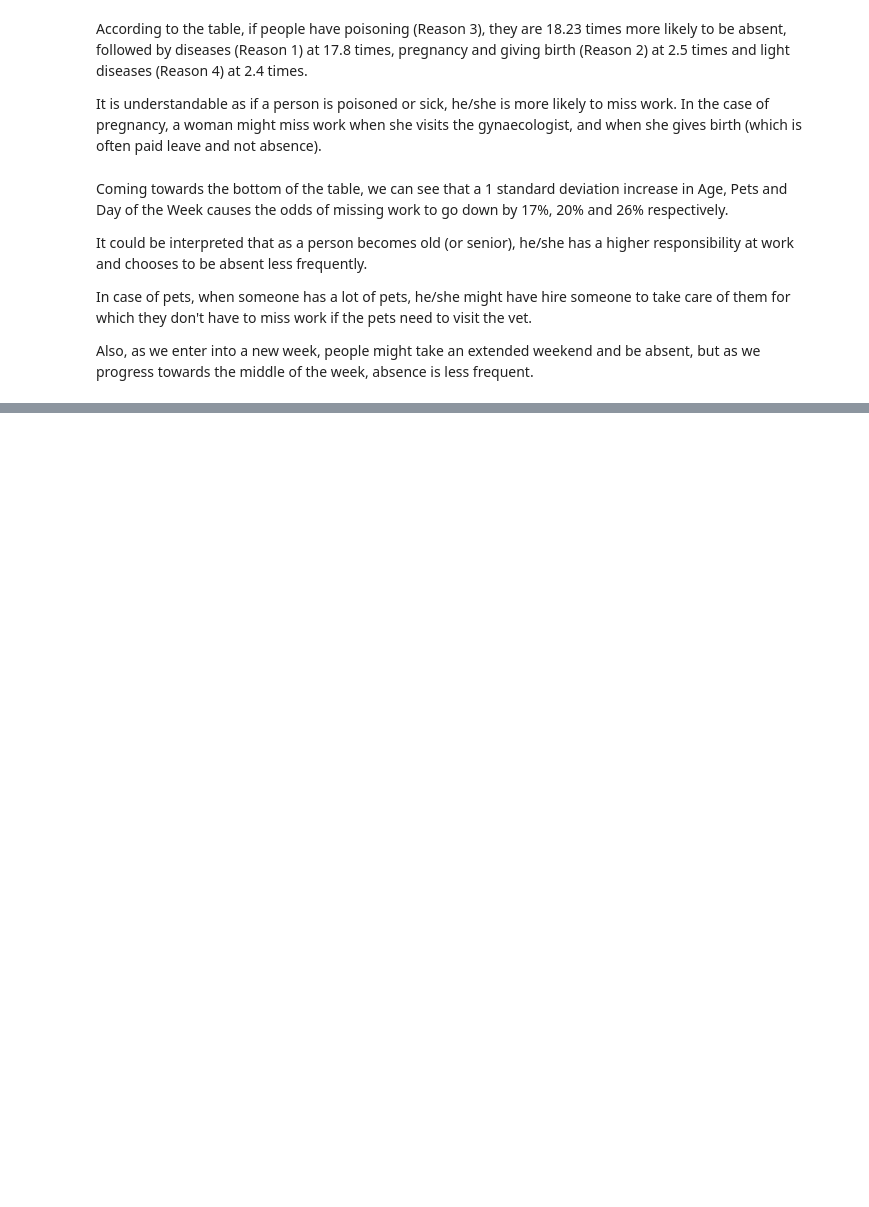
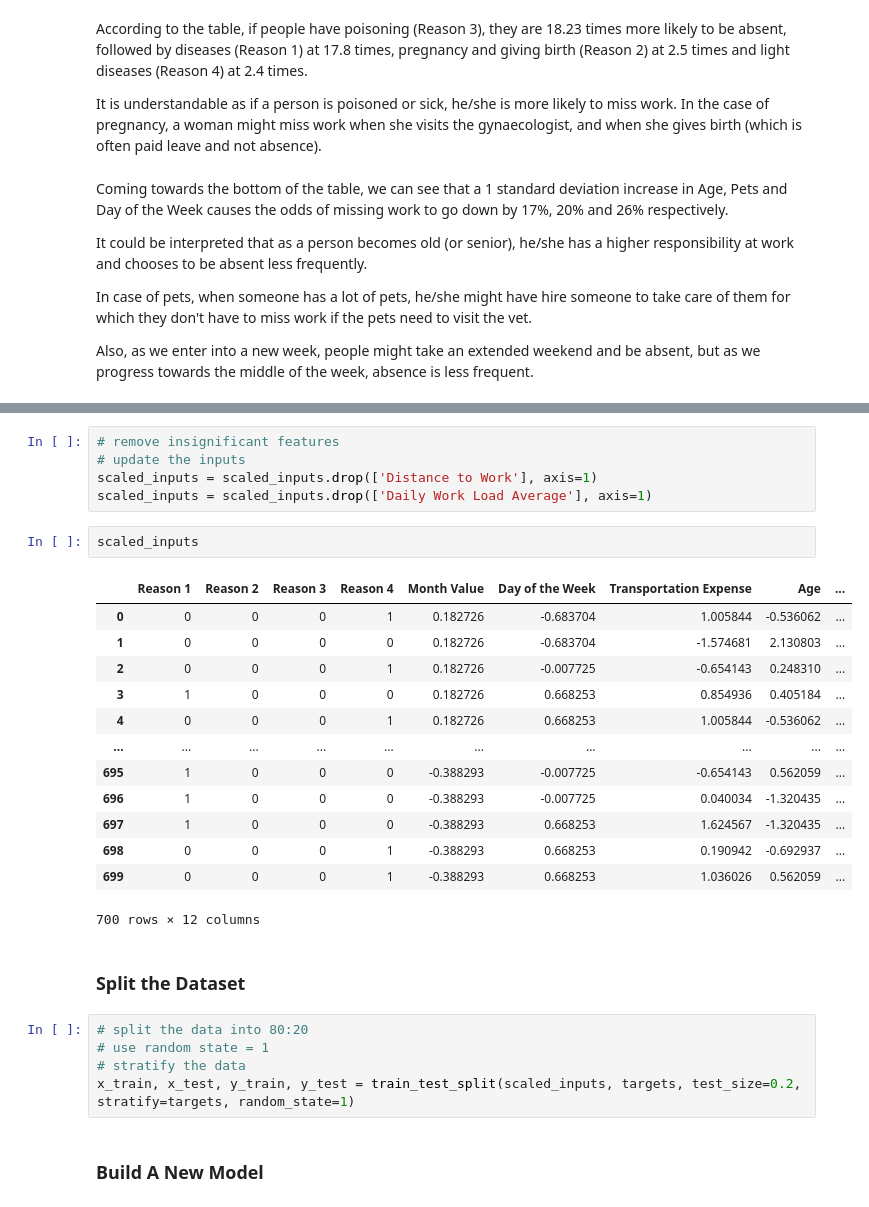
Before and after one commit to Rafsan7238/Data-Science_Udemy, a Jupyter notebook: Exercise/Final Project_Absenteeism/ML Model/logistic regression.ipynb, the cells around one changed output, grey strips where cells are left out. Cells and saved outputs as stored; diff of their text form; blank space fills up the shorter version.

Commit message:
Removed unnecessary features
Removed unnecessary features; recreated the train and test dataset; rebuilt the model; created new summary table

```diff
--- a/Exercise/Final Project_Absenteeism/ML Model/logistic regression.ipynb
+++ b/Exercise/Final Project_Absenteeism/ML Model/logistic regression.ipynb
@@ -428,0 +449,30 @@ Also, as we enter into a new week, people might take an extended weekend and be
+# %%
+# remove insignificant features
+# update the inputs
+scaled_inputs = scaled_inputs.drop(['Distance to Work'], axis=1)
+scaled_inputs = scaled_inputs.drop(['Daily Work Load Average'], axis=1)
+# %%
+scaled_inputs
+# %% [output]
+|  | Reason 1 | Reason 2 | Reason 3 | Reason 4 | Month Value | Day of the Week | Transportation Expense | Age | ... |
+| 0 | 0 | 0 | 0 | 1 | 0.182726 | -0.683704 | 1.005844 | -0.536062 | ... |
+| 1 | 0 | 0 | 0 | 0 | 0.182726 | -0.683704 | -1.574681 | 2.130803 | ... |
+| 2 | 0 | 0 | 0 | 1 | 0.182726 | -0.007725 | -0.654143 | 0.248310 | ... |
+| 3 | 1 | 0 | 0 | 0 | 0.182726 | 0.668253 | 0.854936 | 0.405184 | ... |
+| 4 | 0 | 0 | 0 | 1 | 0.182726 | 0.668253 | 1.005844 | -0.536062 | ... |
+| ... | ... | ... | ... | ... | ... | ... | ... | ... | ... |
+| 695 | 1 | 0 | 0 | 0 | -0.388293 | -0.007725 | -0.654143 | 0.562059 | ... |
+| 696 | 1 | 0 | 0 | 0 | -0.388293 | -0.007725 | 0.040034 | -1.320435 | ... |
+| 697 | 1 | 0 | 0 | 0 | -0.388293 | 0.668253 | 1.624567 | -1.320435 | ... |
+| 698 | 0 | 0 | 0 | 1 | -0.388293 | 0.668253 | 0.190942 | -0.692937 | ... |
+| 699 | 0 | 0 | 0 | 1 | -0.388293 | 0.668253 | 1.036026 | 0.562059 | ... |
+700 rows × 12 columns
+# %% [markdown]
+### Split the Dataset
+# %%
+# split the data into 80:20
+# use random state = 1
+# stratify the data
+x_train, x_test, y_train, y_test = train_test_split(scaled_inputs, targets, test_size=0.2, stratify=targets, random_state=1)
+# %% [markdown]
+### Build A New Model
```
Also changed, not shown: parts of 6 cells of this notebook.
